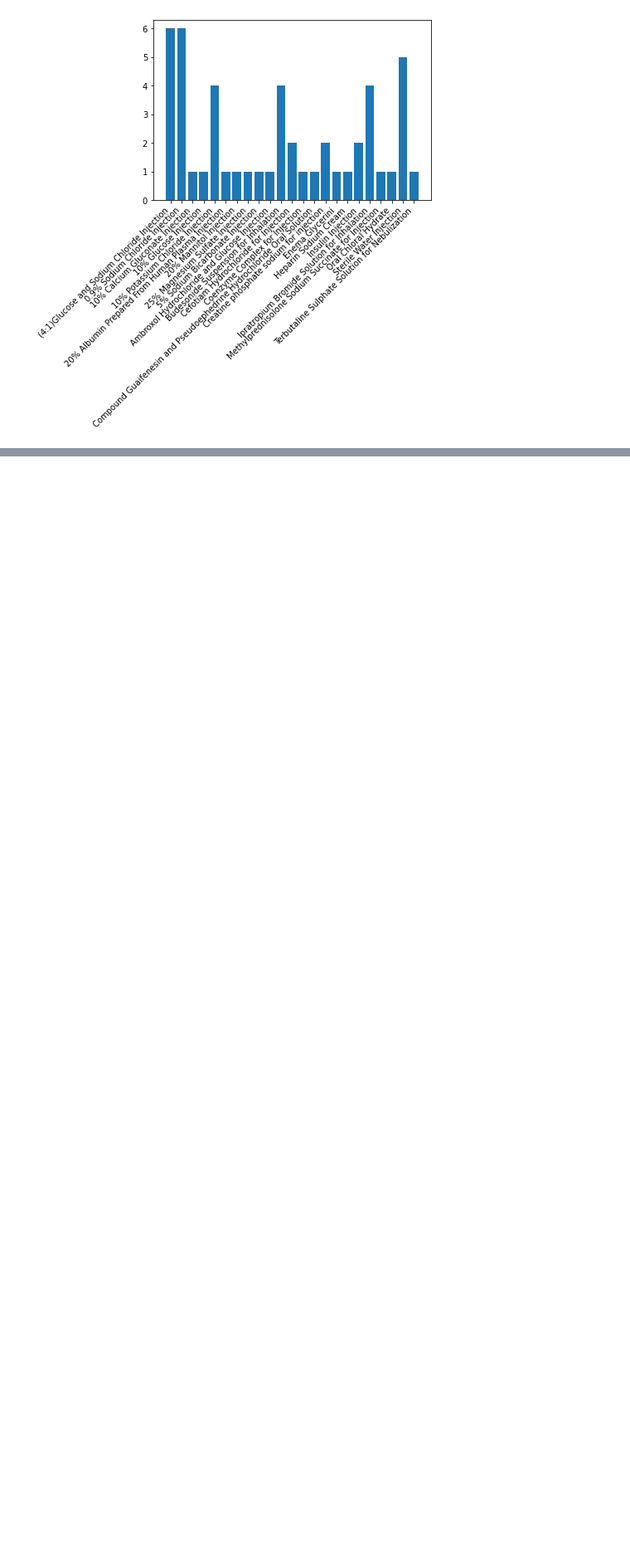
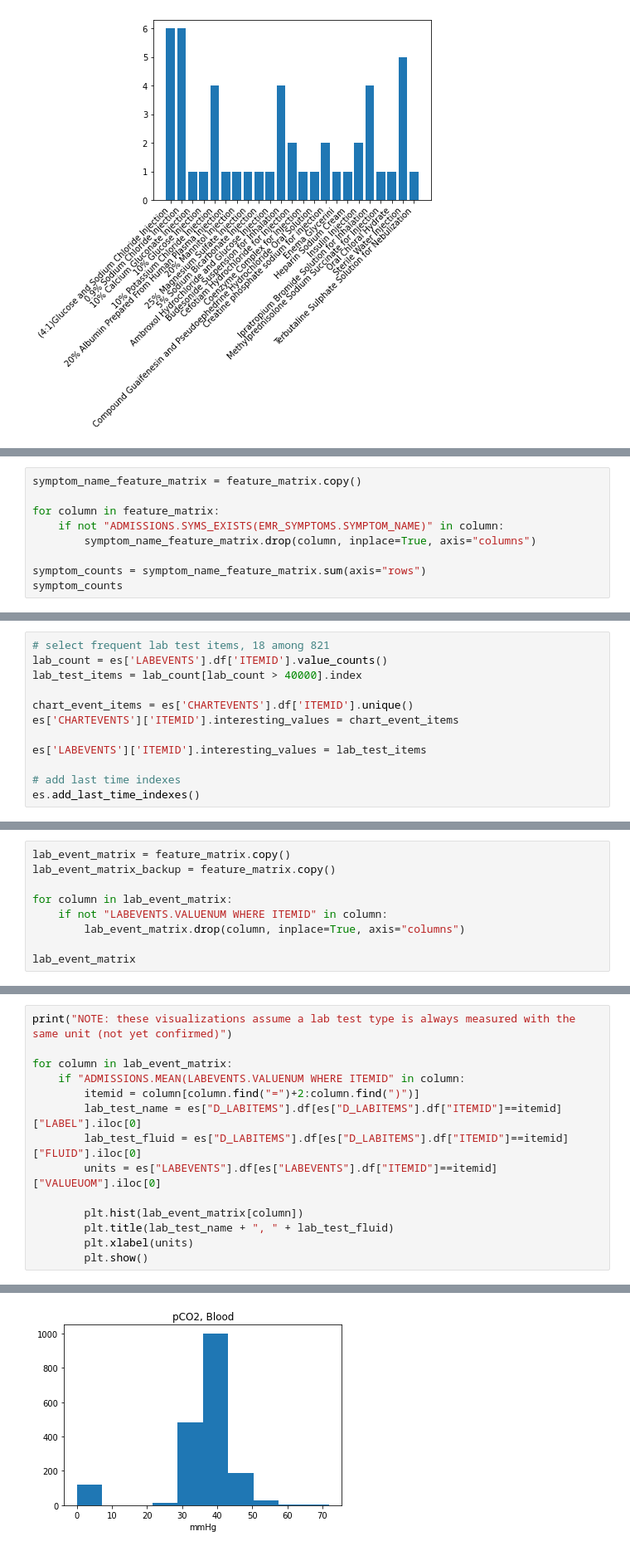
Before and after one commit to sibyl-dev/VBridge, a Jupyter notebook: notebooks/data_vis.ipynb, the cells around one changed output, grey strips where cells are left out. Shown at 83% size. Saved outputs shown, nothing was run; the diff lists cells and outputs as text; blank space fills up the shorter version.

Commit message:
Added features for test results

```diff
--- a/notebooks/data_vis.ipynb
+++ b/notebooks/data_vis.ipynb
@@ -262,0 +272,9 @@ Most common medications:
+# %%
+symptom_name_feature_matrix = feature_matrix.copy()
+
+for column in feature_matrix:
+    if not "ADMISSIONS.SYMS_EXISTS(EMR_SYMPTOMS.SYMPTOM_NAME)" in column:
+        symptom_name_feature_matrix.drop(column, inplace=True, axis="columns")
+
+symptom_counts = symptom_name_feature_matrix.sum(axis="rows")
+symptom_counts
@@ -262,0 +356,12 @@ Most common medications:
+# %%
+# select frequent lab test items, 18 among 821
+lab_count = es['LABEVENTS'].df['ITEMID'].value_counts()
+lab_test_items = lab_count[lab_count > 40000].index
+
+chart_event_items = es['CHARTEVENTS'].df['ITEMID'].unique()
+es['CHARTEVENTS']['ITEMID'].interesting_values = chart_event_items
+
+es['LABEVENTS']['ITEMID'].interesting_values = lab_test_items
+
+# add last time indexes
+es.add_last_time_indexes()
@@ -262,0 +436,9 @@ Most common medications:
+# %%
+lab_event_matrix = feature_matrix.copy()
+lab_event_matrix_backup = feature_matrix.copy()
+
+for column in lab_event_matrix:
+    if not "LABEVENTS.VALUENUM WHERE ITEMID" in column:
+        lab_event_matrix.drop(column, inplace=True, axis="columns")
+
+lab_event_matrix
@@ -262,0 +460,15 @@ Most common medications:
+# %%
+print("NOTE: these visualizations assume a lab test type is always measured with the same unit (not yet confirmed)")
+
+for column in lab_event_matrix:
+    if "ADMISSIONS.MEAN(LABEVENTS.VALUENUM WHERE ITEMID" in column:
+        itemid = column[column.find("=")+2:column.find(")")]
+        lab_test_name = es["D_LABITEMS"].df[es["D_LABITEMS"].df["ITEMID"]==itemid]["LABEL"].iloc[0]
+        lab_test_fluid = es["D_LABITEMS"].df[es["D_LABITEMS"].df["ITEMID"]==itemid]["FLUID"].iloc[0]
+        units = es["LABEVENTS"].df[es["LABEVENTS"].df["ITEMID"]==itemid]["VALUEUOM"].iloc[0]
+
+        plt.hist(lab_event_matrix[column])
+        plt.title(lab_test_name + ", " + lab_test_fluid)
+        plt.xlabel(units)
+        plt.show()
+# %% [output]
@@ -262,0 +476 @@ Most common medications:
+[figure, added]
```
Also changed, not shown: parts of 21 cells of this notebook.
